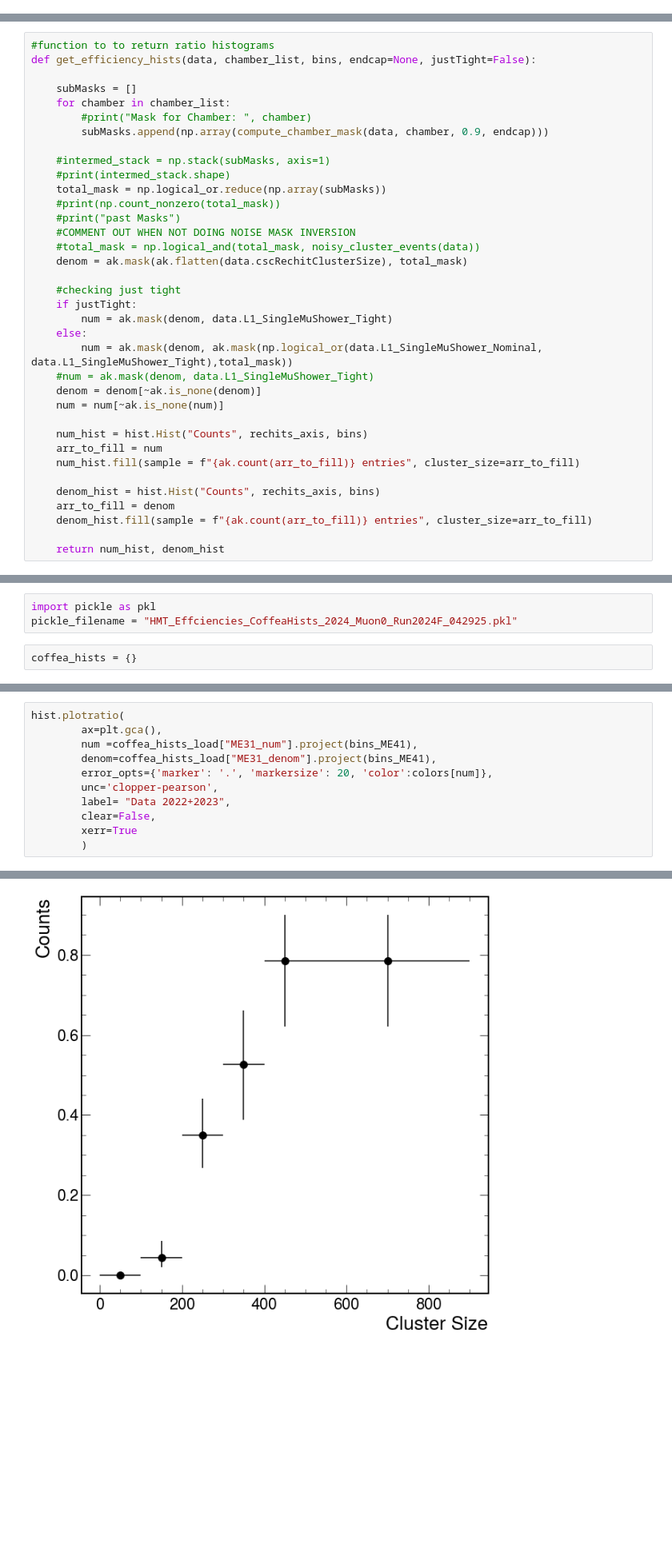
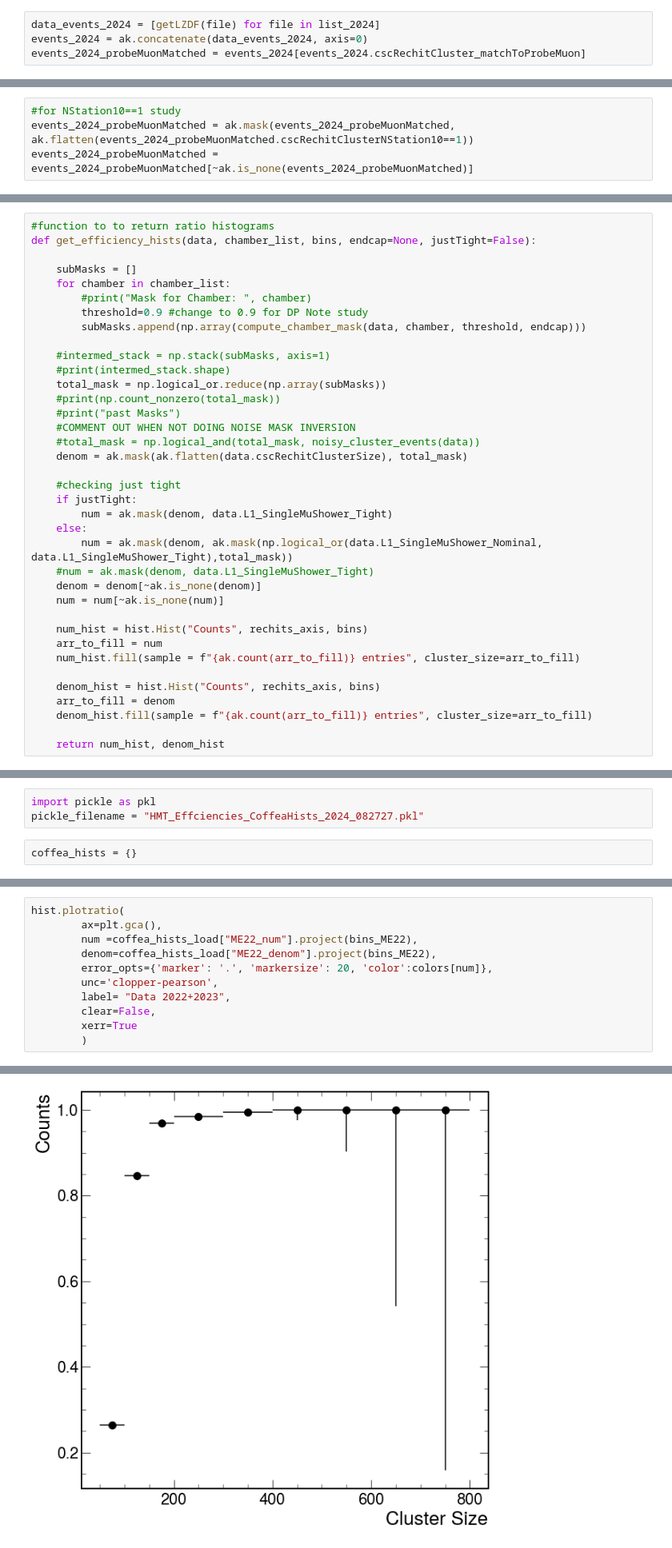
Before and after one commit to AlexAlbert41/run3_llp_analyzer, a Jupyter notebook: Plotting_Scripts/L1_TrigEff_Timing_JetNTuples_NewMerge_091124.ipynb, the cells around one changed output, grey strips where cells are left out. Shown at 80% size. Drawn from its saved outputs; the diff is of its cells as text; blank space fills up the shorter version.

```diff
--- a/Plotting_Scripts/L1_TrigEff_Timing_JetNTuples_NewMerge_091124.ipynb
+++ b/Plotting_Scripts/L1_TrigEff_Timing_JetNTuples_NewMerge_091124.ipynb
@@ -41,3 +60,7 @@ events_2022 = events_2022[events_2022["runNum"]>=360019]
 
 events_2024 = getLZDF(path_2024)
 events_all = ak.concatenate([events_2022, events_2023])
+# %%
+data_events_2024 = [getLZDF(file) for file in list_2024]
+events_2024 = ak.concatenate(data_events_2024, axis=0)
+events_2024_probeMuonMatched = events_2024[events_2024.cscRechitCluster_matchToProbeMuon]
@@ -53,6 +80,10 @@ events_2024_probeMuonMatched = events_2024_probeMuonMatched[~ak.is_none(events_2
 
 events_all_probeMuonMatched = ak.mask(events_all, (ak.flatten(events_all.cscRechitCluster_matchToProbeMuon))&(ak.flatten(events_all.cscRechitCluster_PassTimeVeto))&(ak.flatten(events_all.cscRechitClusterNRechitChamberPlus11)+ak.flatten(events_all.cscRechitClusterNRechitChamberPlus12)+ak.flatten(events_all.cscRechitClusterNRechitChamberMinus11)+ak.flatten(events_all.cscRechitClusterNRechitChamberMinus12)==0))
 events_all_probeMuonMatched = events_all_probeMuonMatched[~ak.is_none(events_all_probeMuonMatched)]
+# %%
+#for NStation10==1 study
+events_2024_probeMuonMatched = ak.mask(events_2024_probeMuonMatched, ak.flatten(events_2024_probeMuonMatched.cscRechitClusterNStation10==1))
+events_2024_probeMuonMatched = events_2024_probeMuonMatched[~ak.is_none(events_2024_probeMuonMatched)]
 # %%
 #UNCOMMENT FOR CLUSTERS MATCHED TO NOT PROBE MUON
 
@@ -179,7 +210,8 @@ def get_efficiency_hists(data, chamber_list, bins, endcap=None, justTight=False)
     subMasks = []
     for chamber in chamber_list:
         #print("Mask for Chamber: ", chamber)
-        subMasks.append(np.array(compute_chamber_mask(data, chamber, 0.9, endcap)))
+        threshold=0.9 #change to 0.9 for DP Note study
+        subMasks.append(np.array(compute_chamber_mask(data, chamber, threshold, endcap)))
 
     #intermed_stack = np.stack(subMasks, axis=1)
     #print(intermed_stack.shape)
@@ -220,7 +252,7 @@ bins_ME22 = hist.Bin("cluster_size", "Cluster Size", np.concatenate([np.arange(0
 plt.style.use(hep.style.CMS)
 # %%
 import pickle as pkl
-pickle_filename = "HMT_Effciencies_CoffeaHists_2024_Muon0_Run2024F_042925.pkl"
+pickle_filename = "HMT_Effciencies_CoffeaHists_2024_082727.pkl"
 # %%
 coffea_hists = {}
 # %%
@@ -309,14 +331,14 @@ coffea_hists_load
 # %%
 hist.plotratio(
         ax=plt.gca(),
-        num =coffea_hists_load["ME31_num"].project(bins_ME41),
-        denom=coffea_hists_load["ME31_denom"].project(bins_ME41),
+        num =coffea_hists_load["ME22_num"].project(bins_ME22),
+        denom=coffea_hists_load["ME22_denom"].project(bins_ME22),
         error_opts={'marker': '.', 'markersize': 20, 'color':colors[num]},
         unc='clopper-pearson',
         label= "Data 2022+2023",
         clear=False,
         xerr=True
         )
 # %% [output]
 <AxesSubplot:xlabel='Cluster Size', ylabel='Counts'>
-[figure, old version]
+[figure, new version]
```
Also changed, not shown: parts of 9 cells of this notebook, 2 other files.
